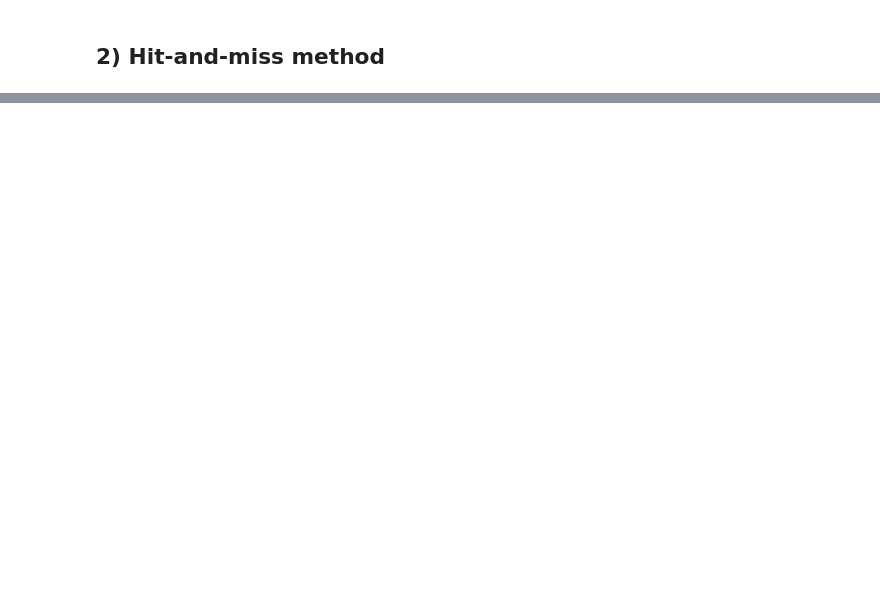
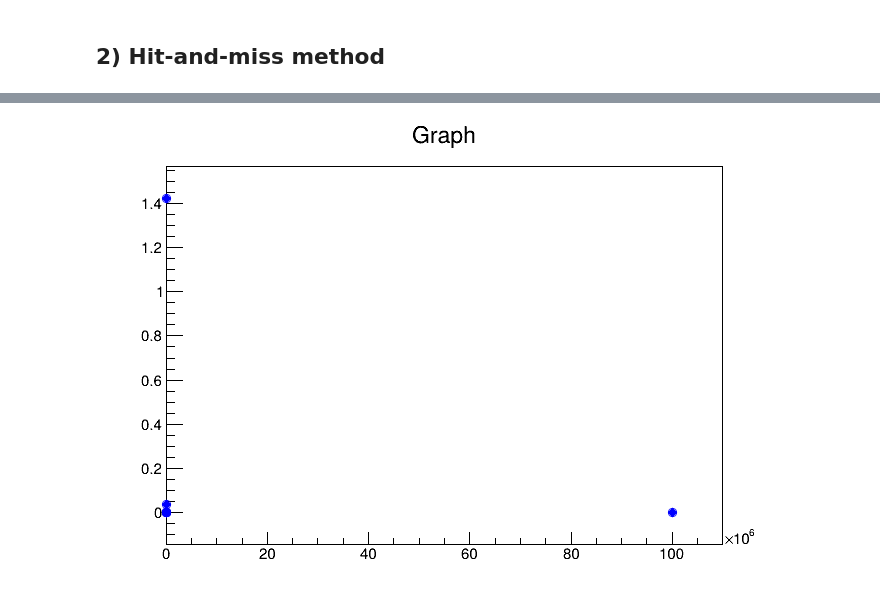
Before and after one commit to covarell/python_examples, a Jupyter notebook: NumericalIntegration.ipynb, the cells around one changed output, grey strips where cells are left out. Saved outputs shown, nothing was run; the diff lists cells and outputs as text; code cells hidden in the pictures; blank space fills up the shorter version.

```diff
--- a/NumericalIntegration.ipynb
+++ b/NumericalIntegration.ipynb
@@ -62,0 +68,9 @@ print (f'{test2:.30f} estimate of {true_value:.30f}')
+# %%
+delta1, delta2 = array('f'), array('f')
+# %%
+for icall in {5,10,20,30,40,50,100} :
+    test = trapez(f,lowlim,higlim,icall)
+    delta = test - true_value
+    print(f'{icall} calls: {test:.30f} differs from true by {delta}')
+    ncalls1.append(icall)
+    delta1.append(abs(delta))
@@ -62,0 +101,9 @@ print (f'{test2:.30f} estimate of {true_value:.30f}')
+# %%
+c1 = ROOT.TCanvas()
+# %%
+ncalls1.append(100000000); delta1.append(-0.001)
+g1 = ROOT.TGraph(len(ncalls1),ncalls1,delta1)
+# %%
+g1.SetMarkerStyle(20); g1.SetMarkerColor(ROOT.kBlue); g1.Draw("AP"); c1.Draw()
+# %% [output]
+[figure, added]
```
Also changed, not shown: parts of 31 cells of this notebook.
